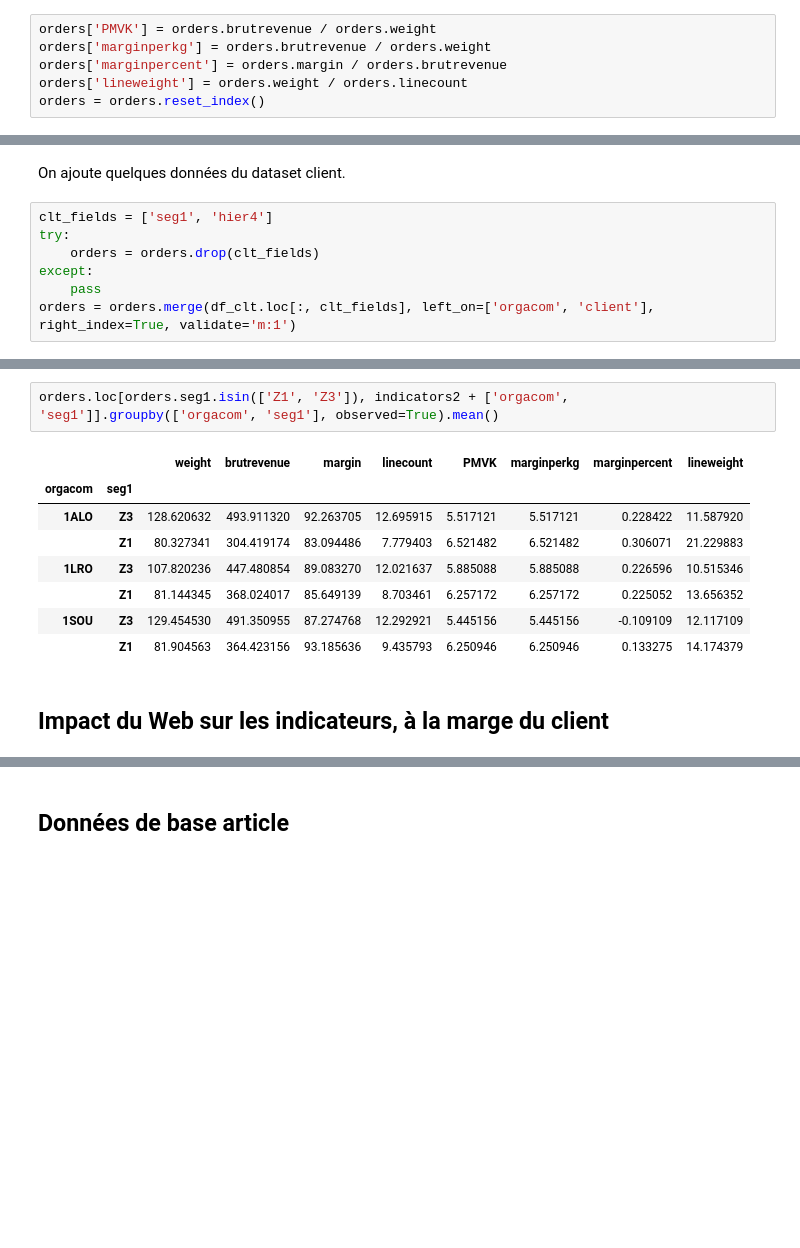
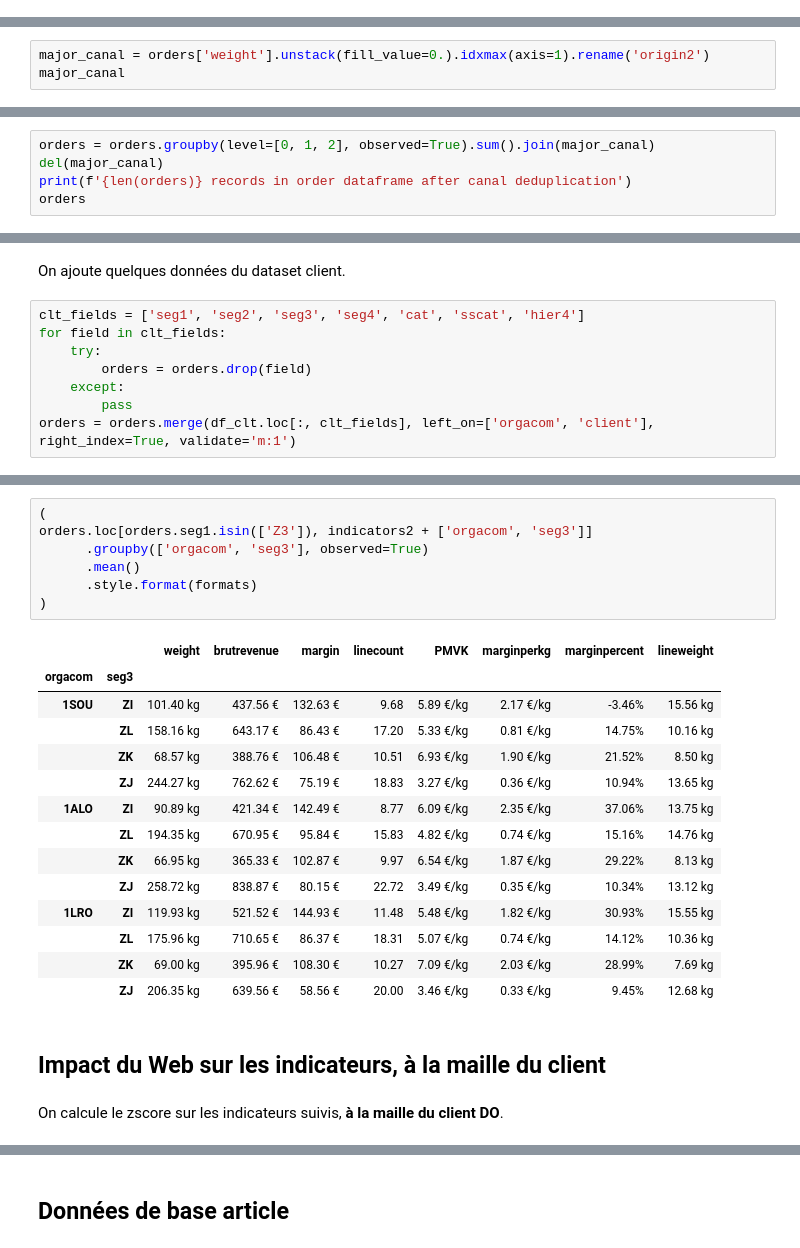
Before and after one commit to UltraDiuve/WebOrNot, a Jupyter notebook: notebooks/DataExploration.ipynb, the cells around one changed output, grey strips where cells are left out. Cells and saved outputs as stored; diff of their text form; blank space fills up the shorter version.

```diff
--- a/notebooks/DataExploration.ipynb
+++ b/notebooks/DataExploration.ipynb
@@ -376,6 +592,0 @@ orders
-# %%
-orders['PMVK'] = orders.brutrevenue / orders.weight
-orders['marginperkg'] = orders.brutrevenue / orders.weight
-orders['marginpercent'] = orders.margin / orders.brutrevenue
-orders['lineweight'] = orders.weight / orders.linecount
-orders = orders.reset_index()
@@ -440,0 +597,3 @@ sns.lmplot(data=samples, x='brutrevenue', y='margin', hue='origin2')
+# %%
+major_canal = orders['weight'].unstack(fill_value=0.).idxmax(axis=1).rename('origin2')
+major_canal
@@ -440,0 +614,5 @@ sns.lmplot(data=samples, x='brutrevenue', y='margin', hue='origin2')
+# %%
+orders = orders.groupby(level=[0, 1, 2], observed=True).sum().join(major_canal)
+del(major_canal)
+print(f'{len(orders)} records in order dataframe after canal deduplication')
+orders
@@ -441,9 +635,10 @@ sns.lmplot(data=samples, x='brutrevenue', y='margin', hue='origin2')
 # %% [markdown]
 On ajoute quelques données du dataset client.
 # %%
-clt_fields = ['seg1', 'hier4']
-try:
-    orders = orders.drop(clt_fields)
-except:
-    pass
+clt_fields = ['seg1', 'seg2', 'seg3', 'seg4', 'cat', 'sscat', 'hier4']
+for field in clt_fields:
+    try:
+        orders = orders.drop(field)
+    except:
+        pass
 orders = orders.merge(df_clt.loc[:, clt_fields], left_on=['orgacom', 'client'], right_index=True, validate='m:1')
@@ -463,13 +770,26 @@ fig.legend(handles, labels, loc='center',ncol=4, bbox_to_anchor=(0, 1, 1, 0.12),
 # %%
-orders.loc[orders.seg1.isin(['Z1', 'Z3']), indicators2 + ['orgacom', 'seg1']].groupby(['orgacom', 'seg1'], observed=True).mean()
+(
+orders.loc[orders.seg1.isin(['Z3']), indicators2 + ['orgacom', 'seg3']]
+      .groupby(['orgacom', 'seg3'], observed=True)
+      .mean()
+      .style.format(formats)
+)
 # %% [output]
 |  |  | weight | brutrevenue | margin | linecount | PMVK | marginperkg | marginpercent | lineweight |
-| orgacom | seg1 |  |  |  |  |  |  |  |  |
-| 1ALO | Z3 | 128.620632 | 493.911320 | 92.263705 | 12.695915 | 5.517121 | 5.517121 | 0.228422 | 11.587920 |
-|  | Z1 | 80.327341 | 304.419174 | 83.094486 | 7.779403 | 6.521482 | 6.521482 | 0.306071 | 21.229883 |
-| 1LRO | Z3 | 107.820236 | 447.480854 | 89.083270 | 12.021637 | 5.885088 | 5.885088 | 0.226596 | 10.515346 |
-|  | Z1 | 81.144345 | 368.024017 | 85.649139 | 8.703461 | 6.257172 | 6.257172 | 0.225052 | 13.656352 |
-| 1SOU | Z3 | 129.454530 | 491.350955 | 87.274768 | 12.292921 | 5.445156 | 5.445156 | -0.109109 | 12.117109 |
-|  | Z1 | 81.904563 | 364.423156 | 93.185636 | 9.435793 | 6.250946 | 6.250946 | 0.133275 | 14.174379 |
+| orgacom | seg3 |  |  |  |  |  |  |  |  |
+| 1SOU | ZI | 101.40 kg | 437.56 € | 132.63 € | 9.68 | 5.89 €/kg | 2.17 €/kg | -3.46% | 15.56 kg |
+|  | ZL | 158.16 kg | 643.17 € | 86.43 € | 17.20 | 5.33 €/kg | 0.81 €/kg | 14.75% | 10.16 kg |
+|  | ZK | 68.57 kg | 388.76 € | 106.48 € | 10.51 | 6.93 €/kg | 1.90 €/kg | 21.52% | 8.50 kg |
+|  | ZJ | 244.27 kg | 762.62 € | 75.19 € | 18.83 | 3.27 €/kg | 0.36 €/kg | 10.94% | 13.65 kg |
+| 1ALO | ZI | 90.89 kg | 421.34 € | 142.49 € | 8.77 | 6.09 €/kg | 2.35 €/kg | 37.06% | 13.75 kg |
+|  | ZL | 194.35 kg | 670.95 € | 95.84 € | 15.83 | 4.82 €/kg | 0.74 €/kg | 15.16% | 14.76 kg |
+|  | ZK | 66.95 kg | 365.33 € | 102.87 € | 9.97 | 6.54 €/kg | 1.87 €/kg | 29.22% | 8.13 kg |
+|  | ZJ | 258.72 kg | 838.87 € | 80.15 € | 22.72 | 3.49 €/kg | 0.35 €/kg | 10.34% | 13.12 kg |
+| 1LRO | ZI | 119.93 kg | 521.52 € | 144.93 € | 11.48 | 5.48 €/kg | 1.82 €/kg | 30.93% | 15.55 kg |
+|  | ZL | 175.96 kg | 710.65 € | 86.37 € | 18.31 | 5.07 €/kg | 0.74 €/kg | 14.12% | 10.36 kg |
+|  | ZK | 69.00 kg | 395.96 € | 108.30 € | 10.27 | 7.09 €/kg | 2.03 €/kg | 28.99% | 7.69 kg |
+|  | ZJ | 206.35 kg | 639.56 € | 58.56 € | 20.00 | 3.46 €/kg | 0.33 €/kg | 9.45% | 12.68 kg |
 # %% [markdown]
-## Impact du Web sur les indicateurs, à la marge du client
+## Impact du Web sur les indicateurs, à la maille du client
+# %% [markdown]
+On calcule le zscore sur les indicateurs suivis, **à la maille du client DO**.
```
Also changed, not shown: parts of 132 cells of this notebook.
